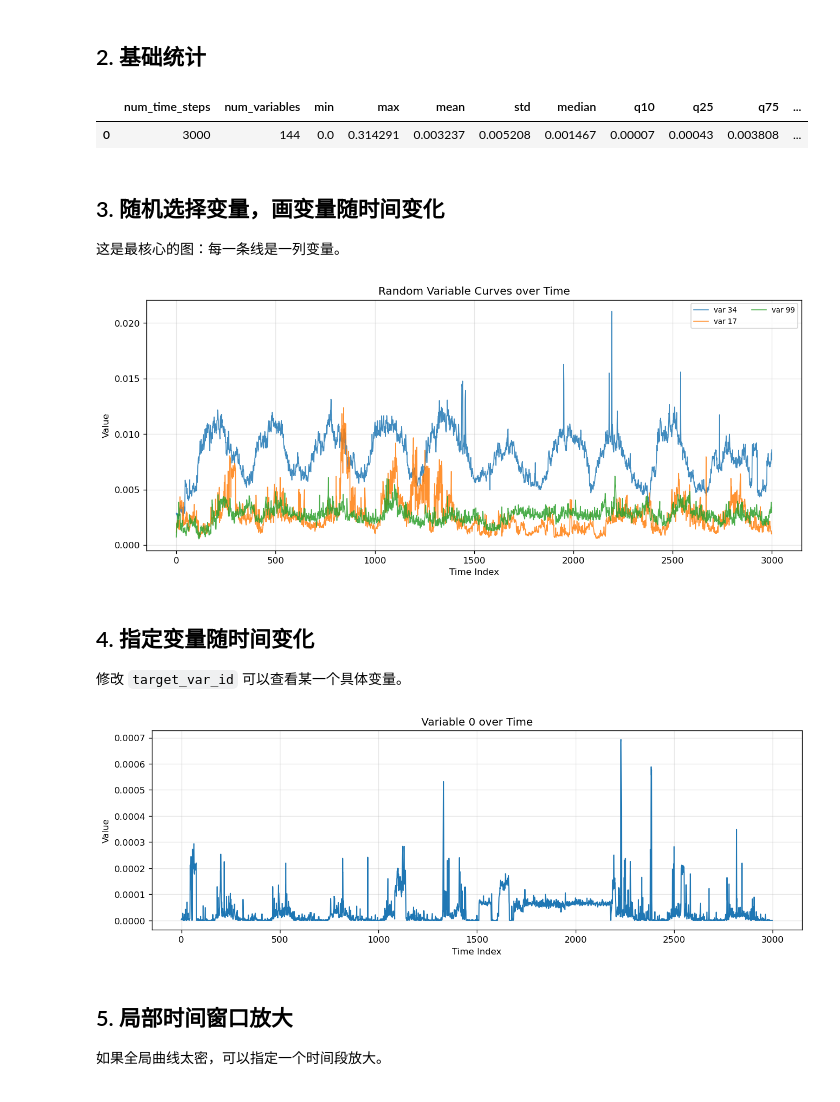
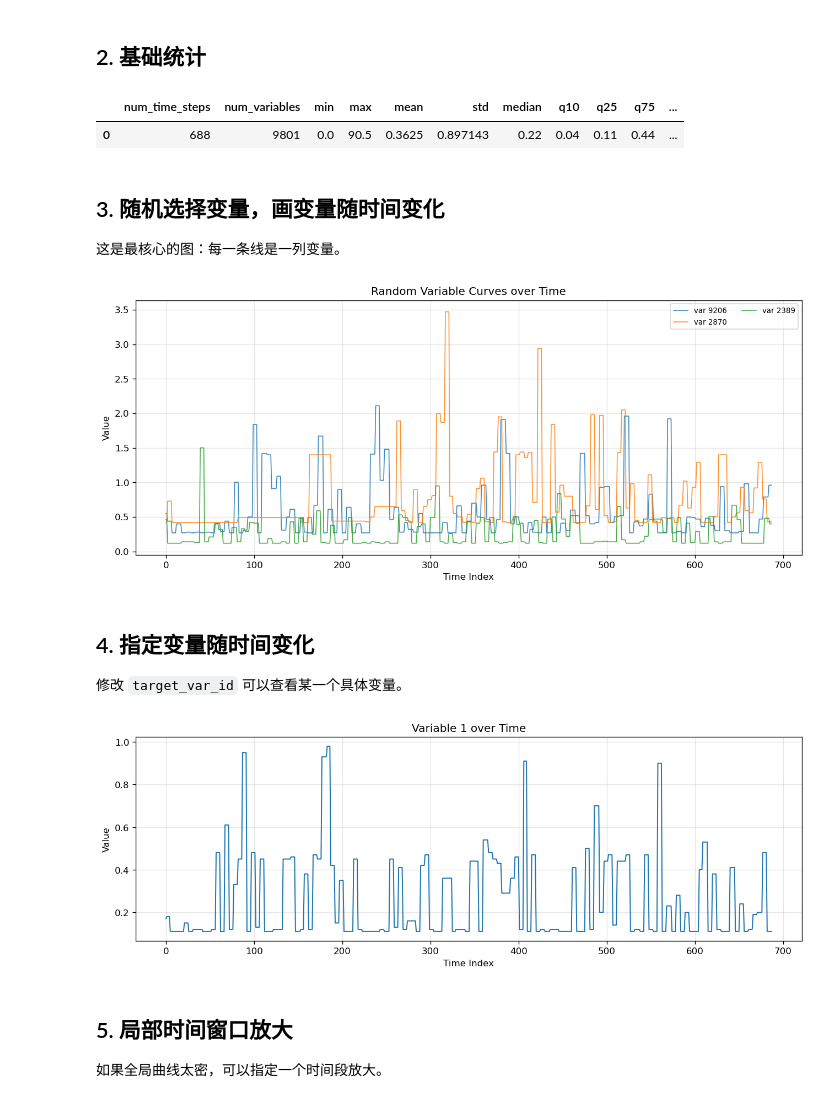
Before and after one commit to mkw659118/Extreme, a Jupyter notebook: dataset_visualization_144_variables.ipynb, the cells around one changed output. Saved outputs shown, nothing was run; the diff lists cells and outputs as text; code cells hidden in the pictures.

```diff
--- a/dataset_visualization_144_variables.ipynb
+++ b/dataset_visualization_144_variables.ipynb
@@ -26,7 +26,7 @@ plt.rcParams["axes.unicode_minus"] = False
 # %% [markdown]
 ## 1. 读取数据
 # %%
-CSV_PATH = "datasets/Abilene_12_12_3000_T3000_flat144.csv"
+CSV_PATH = "datasets/Seattle/Seattle.csv"
 
 if not Path(CSV_PATH).exists():
     csv_files = list(Path(".").glob("*.csv"))
@@ -83,7 +83,7 @@ stats = {
 display(pd.DataFrame([stats]))
 # %% [output]
 |  | num_time_steps | num_variables | min | max | mean | std | median | q10 | q25 | q75 | ... |
-| 0 | 3000 | 144 | 0.0 | 0.314291 | 0.003237 | 0.005208 | 0.001467 | 0.00007 | 0.00043 | 0.003808 | ... |
+| 0 | 688 | 9801 | 0.0 | 90.5 | 0.3625 | 0.897143 | 0.22 | 0.04 | 0.11 | 0.44 | ... |
 # %% [markdown]
 ## 3. 随机选择变量，画变量随时间变化
 
@@ -108,25 +108,25 @@ plt.legend(ncol=2, fontsize=8)
 plt.grid(True, alpha=0.3)
 plt.show()
 # %% [output]
-[figure, old version]
+[figure, new version]
 # %% [markdown]
 ## 4. 指定变量随时间变化
 
 修改 `target_var_id` 可以查看某一个具体变量。
 # %%
-target_var_id = 0
+target_var_id = 1
 
 plt.figure(figsize=(13, 4))
 
 plt.plot(time_index, data[:, target_var_id], linewidth=1.2)
 
 plt.title(f"Variable {target_var_id} over Time")
 plt.xlabel("Time Index")
 plt.ylabel("Value")
 plt.grid(True, alpha=0.3)
 plt.show()
 # %% [output]
-[figure, old version]
+[figure, new version]
 # %% [markdown]
 ## 5. 局部时间窗口放大
 
```
Also changed, not shown: parts of 10 cells of this notebook, 16 other files.
